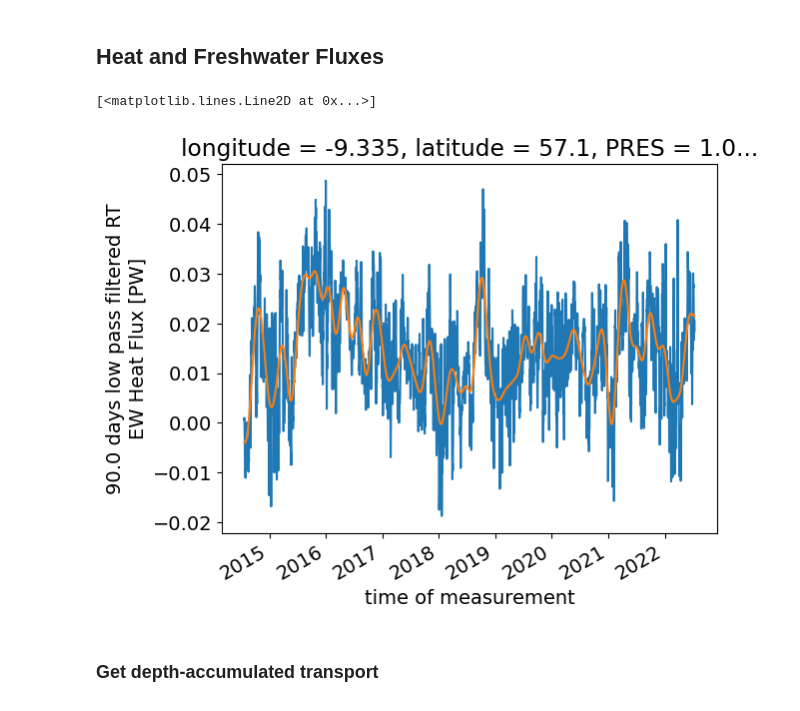
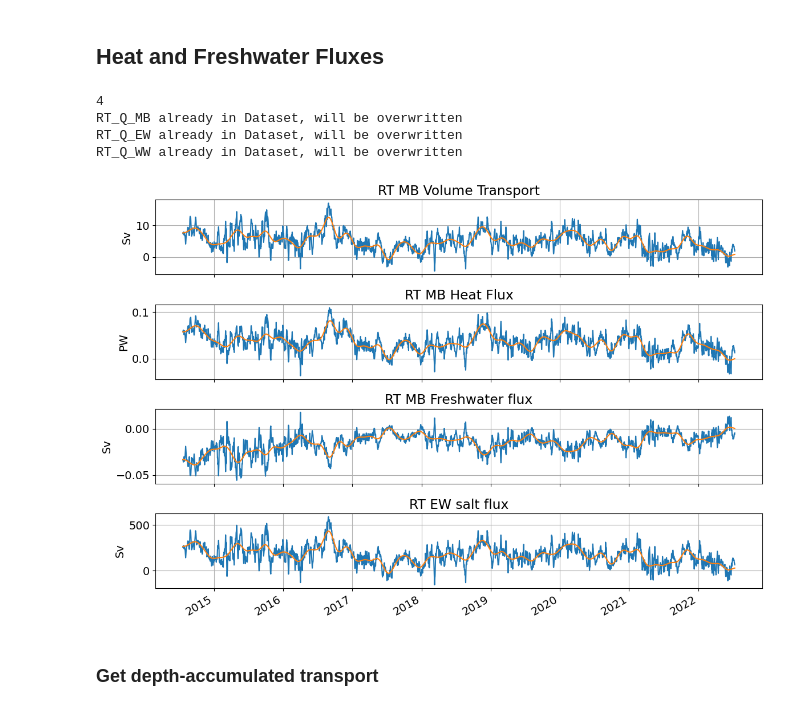
Before and after one commit to ScotMarPhys/Rockall_Trough_Transports, a Jupyter notebook: notebooks/1.0_Rockall_Trough_transports_2014_2022_v0.ipynb, the cells around one changed output. Drawn from its saved outputs; the diff is of its cells as text; code cells hidden in the pictures.

```diff
--- a/notebooks/1.0_Rockall_Trough_transports_2014_2022_v0.ipynb
+++ b/notebooks/1.0_Rockall_Trough_transports_2014_2022_v0.ipynb
@@ -125,5 +118,6 @@ bathy_EW.coords['lon_EW']=RT_hor_grid.lon_EW
 # %% [markdown]
 ## Midbasin transport based on no motion at 1760 dbar
 # %%
-RT_Q_MB, q_MB = rtf.calc_MB_transport(ds_RT,ds_RT_loc,sens_analysis=True,check_plots=True)
+%%time
+RT_Q_MB, q_MB = rtt.calc_MB_transport(ds_RT,ds_RT_loc,sens_analysis=True,check_plots=True)
 # %% [output]
@@ -450 +170,8 @@ f' Reference density 1027.4 (kg/m^3)'
+# %%
+ds_Q_MB,ds_q_MB = rtt.calc_fluxes(RT_Q_MB.RT_Q_MB,q_MB,ds_RT.TG_MB,ds_RT.SG_MB,
+                                  ['depth'],'MB')
+ds_Q_EW,ds_q_EW = rtt.calc_fluxes(Q_EW,q_EW,ds_RT.TG_EAST,ds_RT.SG_EAST,
+                                  ['depth','lon_EW'],'EW')
+ds_Q_WW,ds_q_WW = rtt.calc_fluxes(Q_WW,q_WW,ds_RT.TG_WEST,ds_RT.SG_WEST,
+                                  ['depth','lon_WW'],'WW')
 # %%
@@ -742,9 +205,26 @@ with xr.set_options(keep_attrs=True):
-# %%
-Qh_EW.where(Qh_EW.mask_EW).plot()
-Qh_EW_lp.where(Qh_EW.mask_EW).plot()
-# %% [output]
-[<matplotlib.lines.Line2D at 0x...>]
-[figure, removed]
+# %%
+#low pass filter
+dt = 0.5 # twice per day, time step of sampling
+fs = 1/dt # sample rate (1/day)
+lowcut = 1/rtp.filter_length # cut off frequency
+
+ds_Q_MB = rtf.lp_filt_loop(ds_Q_MB,lowcut,fs,'TIME',check_plots=True)
+ds_Q_EW = rtf.lp_filt_loop(ds_Q_EW,lowcut,fs,'TIME')
+ds_Q_WW = rtf.lp_filt_loop(ds_Q_WW,lowcut,fs,'TIME')
+
+ds_Q1_MB = rtf.lp_filt_loop(ds_Q1_MB,lowcut,fs,'TIME')
+ds_Q1_EW = rtf.lp_filt_loop(ds_Q1_EW,lowcut,fs,'TIME')
+ds_Q1_WW = rtf.lp_filt_loop(ds_Q1_WW,lowcut,fs,'TIME')
+
+ds_Q2_MB = rtf.lp_filt_loop(ds_Q2_MB,lowcut,fs,'TIME')
+ds_Q2_EW = rtf.lp_filt_loop(ds_Q2_EW,lowcut,fs,'TIME')
+ds_Q2_WW = rtf.lp_filt_loop(ds_Q2_WW,lowcut,fs,'TIME')
+# %% [output]
+4
+RT_Q_MB already in Dataset, will be overwritten
+RT_Q_EW already in Dataset, will be overwritten
+RT_Q_WW already in Dataset, will be overwritten
+[figure, added]
 # %% [markdown]
 ### Get depth-accumulated transport
 # %%
```
Also changed, not shown: parts of 26 cells of this notebook, 6 other files.
